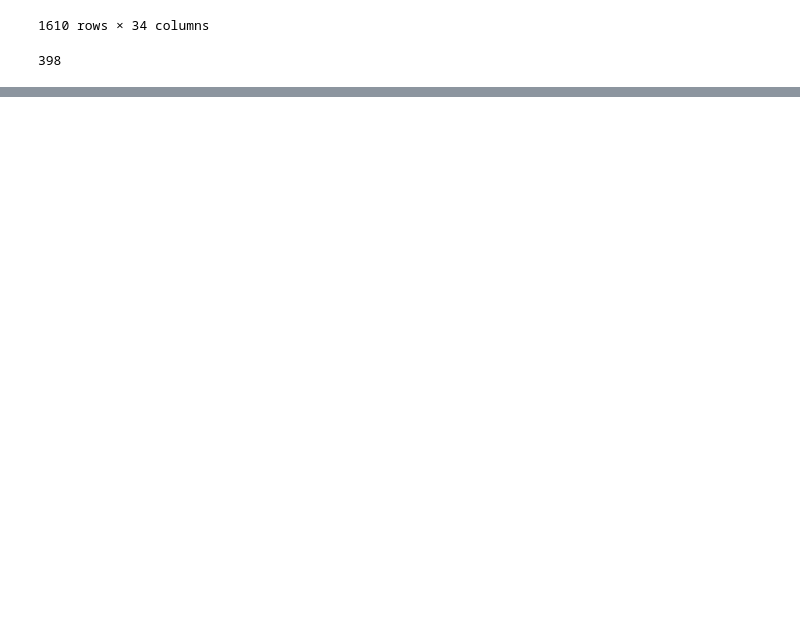
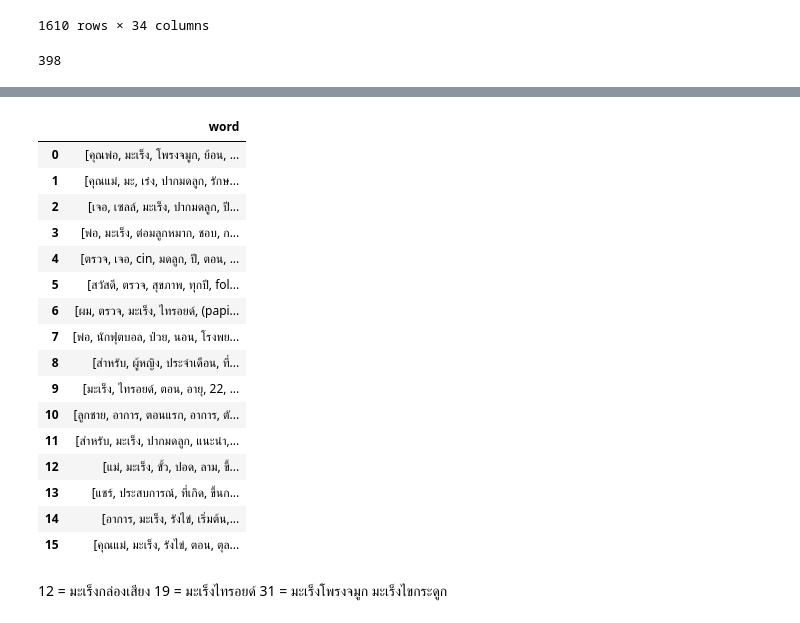
Before and after one commit to MOOwuttichai/BSC_DPDM2023, a Jupyter notebook: วิเคราะห์ข้อมูล.ipynb, the cells around one changed output, grey strips where cells are left out. Cells and saved outputs as stored; diff of their text form; code cells hidden in the pictures; blank space fills up the shorter version.

```diff
--- a/วิเคราะห์ข้อมูล.ipynb
+++ b/วิเคราะห์ข้อมูล.ipynb
@@ -152 +152,4 @@ lung_cancer
 dtype: object
+# %%
+for i in range(len(lung_cancer)):
+  print('คีโม' in lung_cancer[0])
@@ -153,3 +174,34 @@ dtype: object
+# %%
+k = pd.DataFrame()
+l = []
+for i in range(len(comment)):
+  if 'แนะนำ' in comment['token'][i]:
+    l.append(comment['token'][i])
+k['word'] = l
+k
+# %% [output]
+|  | word |
+| 0 | [คุณพ่อ, มะเร็ง, โพรงจมูก, ย้อน, ... |
+| 1 | [คุณแม่, มะ, เร๋ง, ปากมดลูก, รักษ... |
+| 2 | [เจอ, เซลล์, มะเร็ง, ปากมดลูก, ปี... |
+| 3 | [พ่อ, มะเร็ง, ต่อมลูกหมาก, ชอบ, ก... |
+| 4 | [ตรวจ, เจอ, cin, มดลูก, ปี, ตอน, ... |
+| 5 | [สวัสดี, ตรวจ, สุขภาพ, ทุกปี, fol... |
+| 6 | [ผม, ตรวจ, มะเร็ง, ไทรอยด์, (papi... |
+| 7 | [พ่อ, นักฟุตบอล, ป่วย, นอน, โรงพย... |
+| 8 | [สำหรับ, ผู้หญิง, ประจำเดือน, ที่... |
+| 9 | [มะเร็ง, ไทรอยด์, ตอน, อายุ, 22, ... |
+| 10 | [ลูกชาย, อาการ, ตอนแรก, อาการ, ตั... |
+| 11 | [สำหรับ, มะเร็ง, ปากมดลูก, แนะนำ,... |
+| 12 | [แม่, มะเร็ง, ขั้ว, ปอด, ลาม, ขึ้... |
+| 13 | [แชร์, ประสบการณ์, ที่เกิด, ขึ้นก... |
+| 14 | [อาการ, มะเร็ง, รังไข่, เริ่มต้น,... |
+| 15 | [คุณแม่, มะเร็ง, รังไข่, ตอน, ตุล... |
+# %% [markdown]
+12 = มะเร็งกล่องเสียง
+19 = มะเร็งไทรอยด์
+31 = มะเร็งโพรงจมูก
+มะเร็งไขกระดูก
 # %%
 fig = px.bar(word_count_table, x='count', y='word',text_auto=True,orientation='h')
 fig.show()
```
Also changed, not shown: parts of 9 cells of this notebook.
